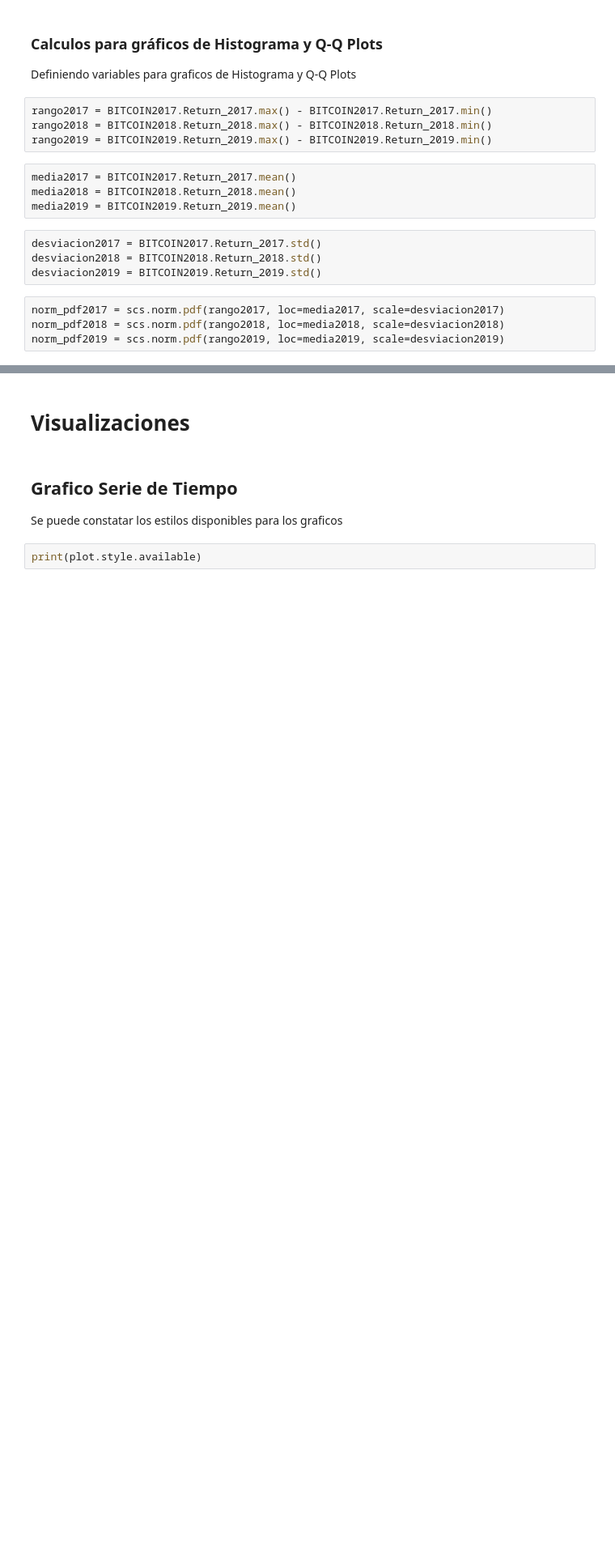
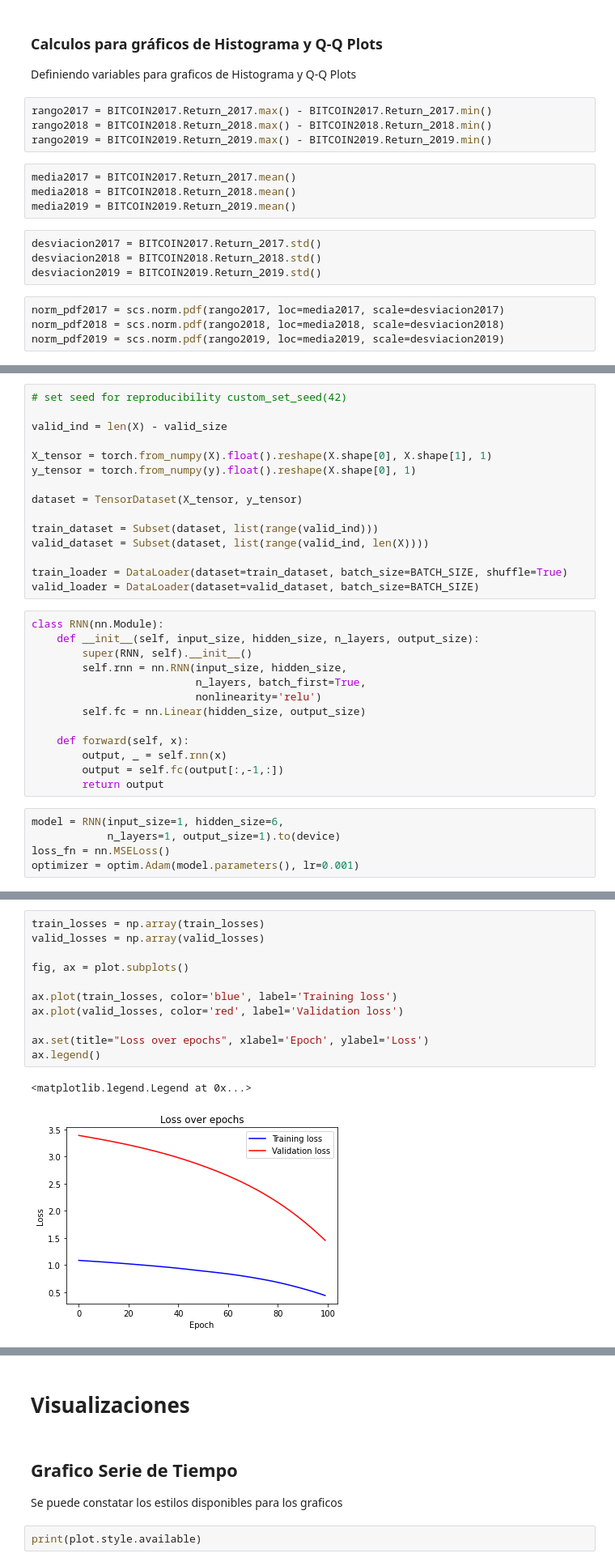
Before and after one commit to cristiandarioortegayubro/Google-Colaboratory-en-Ciencias-Economicas, a Jupyter notebook: Analisis_exploratorio_de_datos.ipynb, the cells around one changed output, grey strips where cells are left out. Shown: that part at 81% size. Saved outputs shown, nothing was run; the diff lists cells and outputs as text; blank space fills up the shorter version.

```diff
--- a/Analisis_exploratorio_de_datos.ipynb
+++ b/Analisis_exploratorio_de_datos.ipynb
@@ -285,0 +592,33 @@ norm_pdf2019 = scs.norm.pdf(rango2019, loc=media2019, scale=desviacion2019)
+# %%
+# set seed for reproducibility custom_set_seed(42)
+
+valid_ind = len(X) - valid_size
+
+X_tensor = torch.from_numpy(X).float().reshape(X.shape[0], X.shape[1], 1)
+y_tensor = torch.from_numpy(y).float().reshape(X.shape[0], 1)
+
+dataset = TensorDataset(X_tensor, y_tensor)
+
+train_dataset = Subset(dataset, list(range(valid_ind)))
+valid_dataset = Subset(dataset, list(range(valid_ind, len(X))))
+
+train_loader = DataLoader(dataset=train_dataset, batch_size=BATCH_SIZE, shuffle=True)
+valid_loader = DataLoader(dataset=valid_dataset, batch_size=BATCH_SIZE)
+# %%
+class RNN(nn.Module):
+    def __init__(self, input_size, hidden_size, n_layers, output_size):
+        super(RNN, self).__init__()
+        self.rnn = nn.RNN(input_size, hidden_size,
+                          n_layers, batch_first=True,
+                          nonlinearity='relu')
+        self.fc = nn.Linear(hidden_size, output_size)
+
+    def forward(self, x):
+        output, _ = self.rnn(x)
+        output = self.fc(output[:,-1,:])
+        return output
+# %%
+model = RNN(input_size=1, hidden_size=6,
+            n_layers=1, output_size=1).to(device)
+loss_fn = nn.MSELoss()
+optimizer = optim.Adam(model.parameters(), lr=0.001)
@@ -285,0 +683,14 @@ norm_pdf2019 = scs.norm.pdf(rango2019, loc=media2019, scale=desviacion2019)
+# %%
+train_losses = np.array(train_losses)
+valid_losses = np.array(valid_losses)
+
+fig, ax = plot.subplots()
+
+ax.plot(train_losses, color='blue', label='Training loss')
+ax.plot(valid_losses, color='red', label='Validation loss')
+
+ax.set(title="Loss over epochs", xlabel='Epoch', ylabel='Loss')
+ax.legend()
+# %% [output]
+<matplotlib.legend.Legend at 0x...>
+[figure, added]
```
Also changed, not shown: parts of 41 cells of this notebook.
